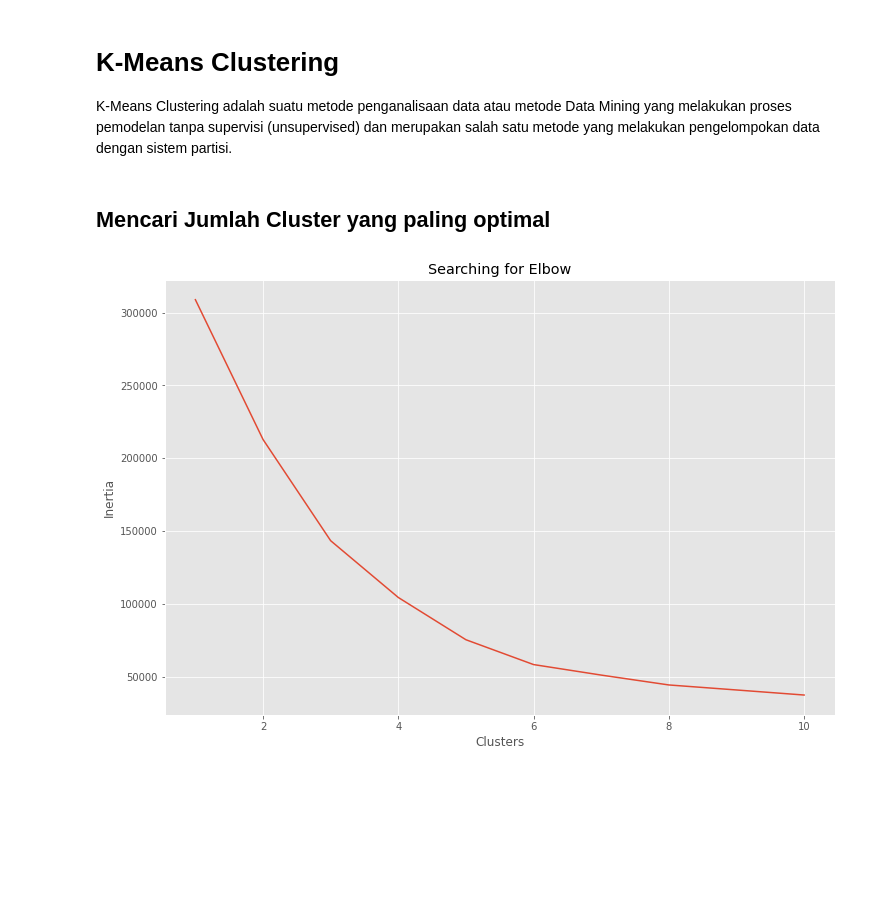
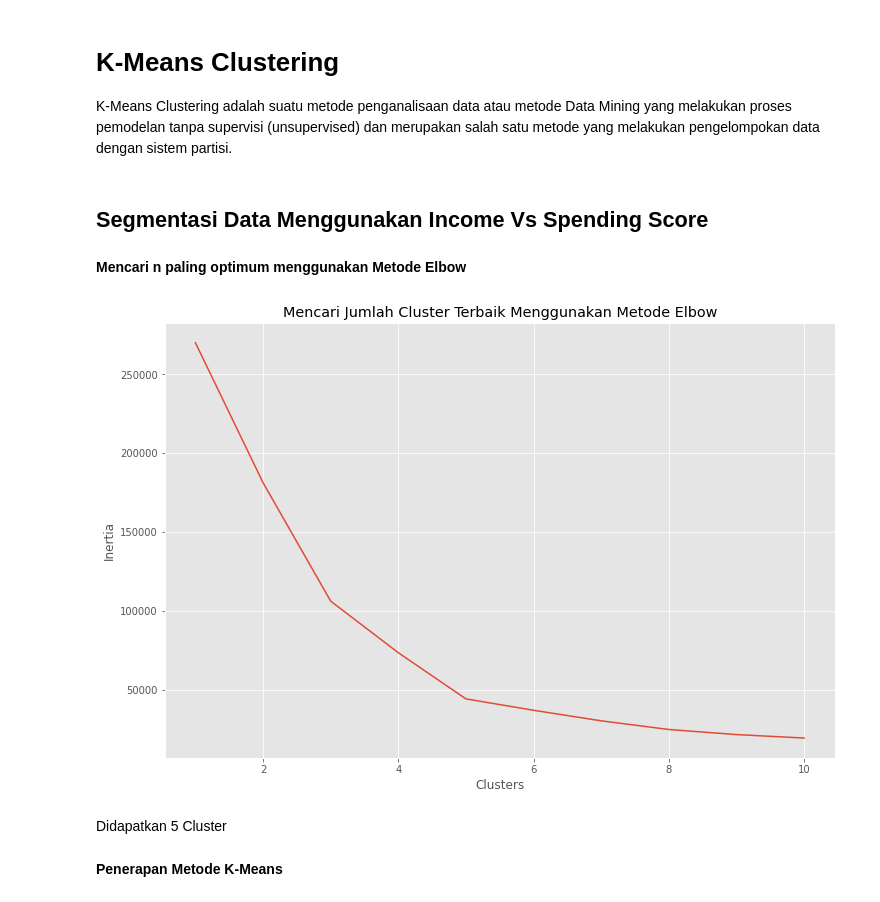
Before and after one commit to faisalfaturohman/Clustering, a Jupyter notebook: Mall_Customer_Segmentation_Using_Clustering.ipynb, the cells around one changed output. Saved outputs shown, nothing was run; the diff lists cells and outputs as text; code cells hidden in the pictures; blank space fills up the shorter version.

```diff
--- a/Mall_Customer_Segmentation_Using_Clustering.ipynb
+++ b/Mall_Customer_Segmentation_Using_Clustering.ipynb
@@ -74,21 +152,29 @@ Berdasarkan plot diatas Umur (Age) tidak berpengaruh terhadap segmentasi pelangg
 # **K-Means Clustering**
 
 K-Means Clustering adalah suatu metode penganalisaan data atau metode Data Mining yang melakukan proses pemodelan tanpa supervisi (unsupervised) dan merupakan salah satu metode yang melakukan pengelompokan data dengan sistem partisi.
-# %% [markdown]
-## **Mencari Jumlah Cluster yang paling optimal**
+# %% [markdown]
+## **Segmentasi Data Menggunakan Income Vs Spending Score**
+# %% [markdown]
+**Mencari n paling optimum menggunakan Metode Elbow**
 # %%
+X = df_mall.iloc[:,[3,4]].values
+
 clusters = []
 
 for i in range(1, 11):
     km = KMeans(n_clusters=i).fit(X)
     clusters.append(km.inertia_)
 
 fig, ax = plt.subplots(figsize=(12, 8))
 sns.lineplot(x=list(range(1, 11)), y=clusters, ax=ax)
-ax.set_title('Searching for Elbow')
+ax.set_title('Mencari Jumlah Cluster Terbaik Menggunakan Metode Elbow')
 ax.set_xlabel('Clusters')
 ax.set_ylabel('Inertia')
 
 plt.show()
 # %% [output]
-[figure, old version]
+[figure, new version]
+# %% [markdown]
+Didapatkan 5 Cluster
+# %% [markdown]
+**Penerapan Metode K-Means**
```
Also changed, not shown: parts of 42 cells of this notebook.
